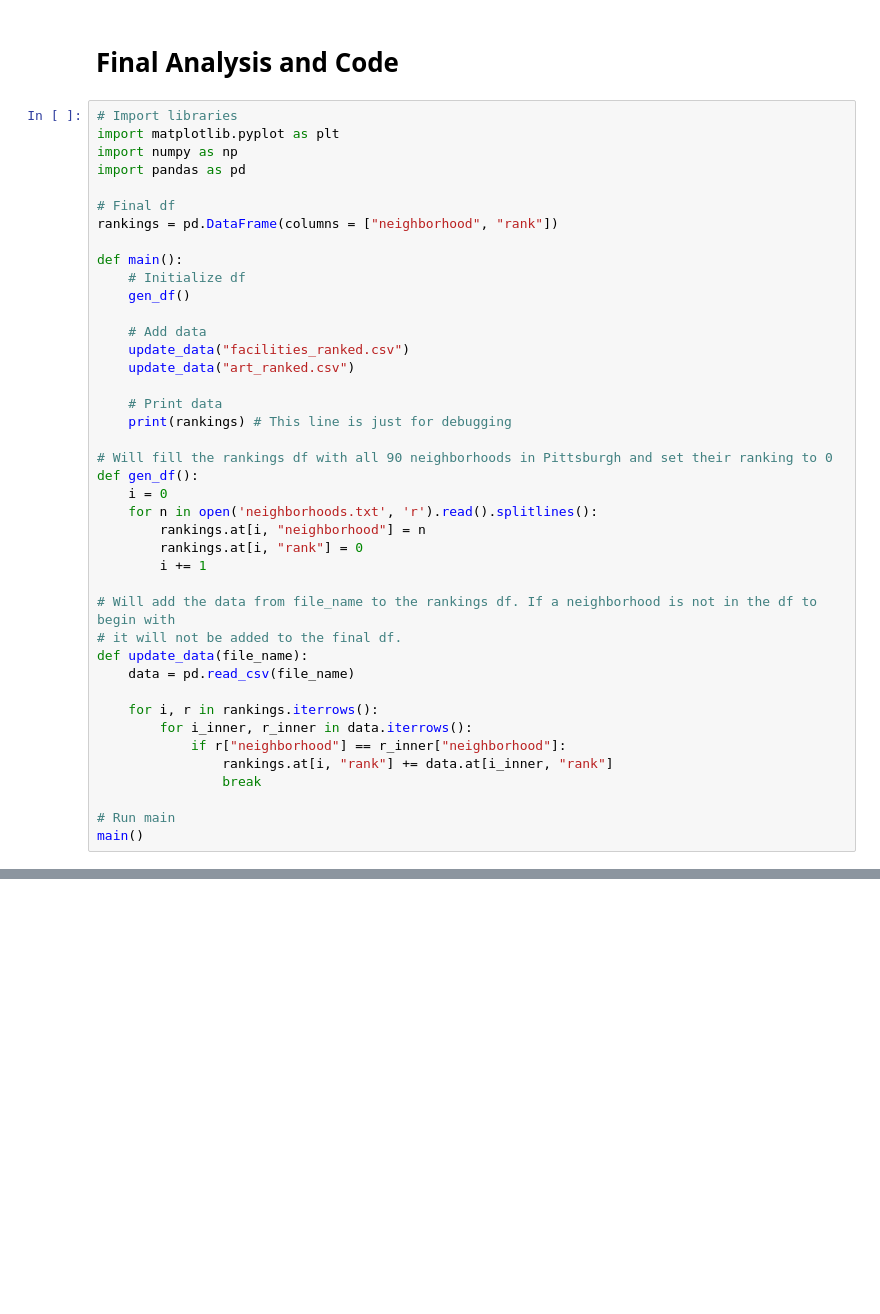
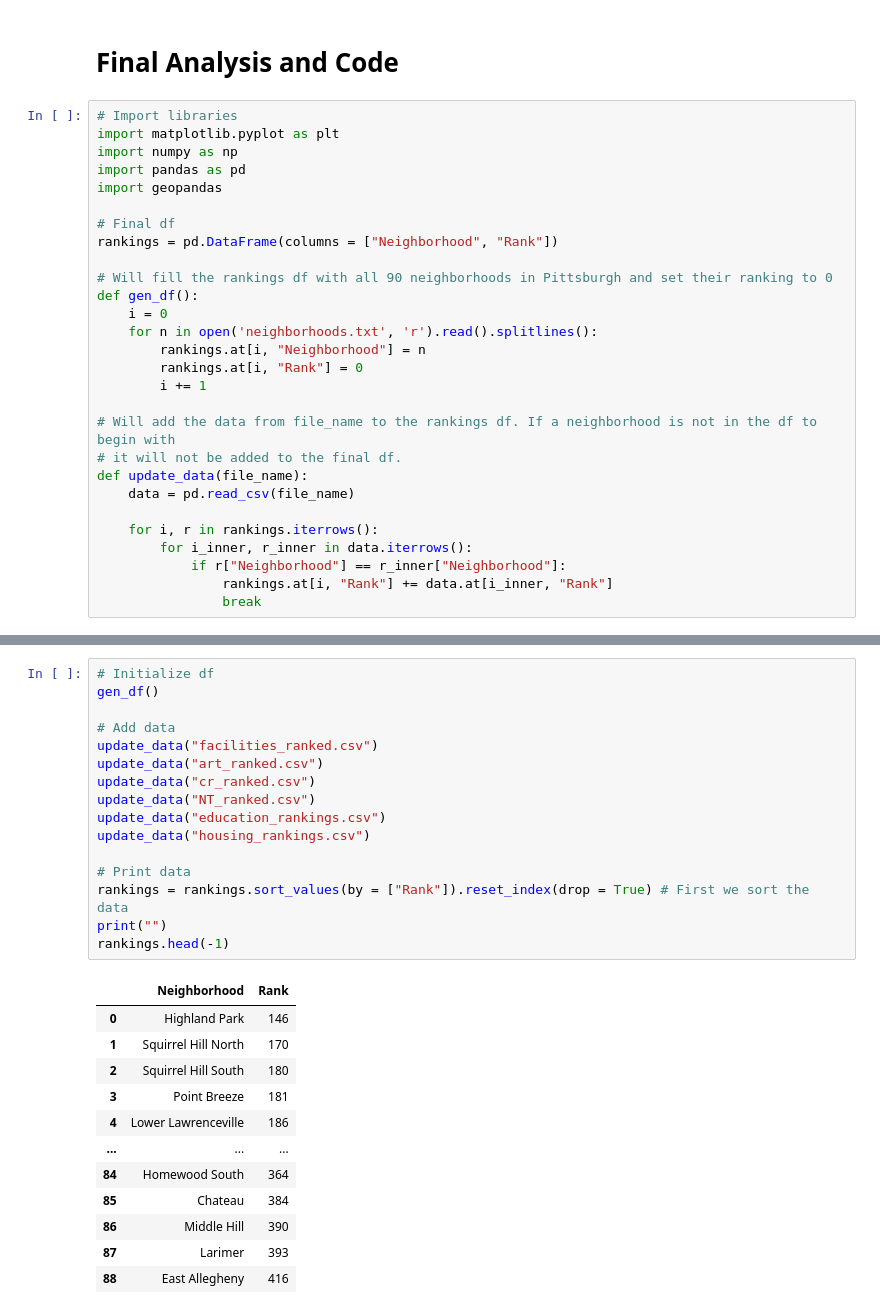
Before and after one commit to nij-patel/BestNeighborhoodFinalProject, a Jupyter notebook: Final-Analysis.ipynb, the cells around one changed output, grey strips where cells are left out. Drawn from its saved outputs; the diff is of its cells as text; blank space fills up the shorter version.

```diff
--- a/Final-Analysis.ipynb
+++ b/Final-Analysis.ipynb
@@ -18,27 +10,17 @@ Add text later
 import matplotlib.pyplot as plt
 import numpy as np
 import pandas as pd
+import geopandas
 
 # Final df
-rankings = pd.DataFrame(columns = ["neighborhood", "rank"])
-
-def main():
-    # Initialize df
-    gen_df()
-
-    # Add data
-    update_data("facilities_ranked.csv")
-    update_data("art_ranked.csv")
-
-    # Print data
-    print(rankings) # This line is just for debugging
+rankings = pd.DataFrame(columns = ["Neighborhood", "Rank"])
 
 # Will fill the rankings df with all 90 neighborhoods in Pittsburgh and set their ranking to 0
 def gen_df():
     i = 0
     for n in open('neighborhoods.txt', 'r').read().splitlines():
-        rankings.at[i, "neighborhood"] = n
-        rankings.at[i, "rank"] = 0
+        rankings.at[i, "Neighborhood"] = n
+        rankings.at[i, "Rank"] = 0
         i += 1
 
 # Will add the data from file_name to the rankings df. If a neighborhood is not in the df to begin with
@@ -48,9 +30,6 @@ def update_data(file_name):
 
     for i, r in rankings.iterrows():
         for i_inner, r_inner in data.iterrows():
-            if r["neighborhood"] == r_inner["neighborhood"]:
-                rankings.at[i, "rank"] += data.at[i_inner, "rank"]
+            if r["Neighborhood"] == r_inner["Neighborhood"]:
+                rankings.at[i, "Rank"] += data.at[i_inner, "Rank"]
                 break
-
-# Run main
-main()
@@ -73,0 +38,29 @@ main()
+# %%
+# Initialize df
+gen_df()
+
+# Add data
+update_data("facilities_ranked.csv")
+update_data("art_ranked.csv")
+update_data("cr_ranked.csv")
+update_data("NT_ranked.csv")
+update_data("education_rankings.csv")
+update_data("housing_rankings.csv")
+
+# Print data
+rankings = rankings.sort_values(by = ["Rank"]).reset_index(drop = True) # First we sort the data
+print("")
+rankings.head(-1)
+# %% [output]
+|  | Neighborhood | Rank |
+| 0 | Highland Park | 146 |
+| 1 | Squirrel Hill North | 170 |
+| 2 | Squirrel Hill South | 180 |
+| 3 | Point Breeze | 181 |
+| 4 | Lower Lawrenceville | 186 |
+| ... | ... | ... |
+| 84 | Homewood South | 364 |
+| 85 | Chateau | 384 |
+| 86 | Middle Hill | 390 |
+| 87 | Larimer | 393 |
+| 88 | East Allegheny | 416 |
```
Also changed, not shown: parts of 12 cells of this notebook.
